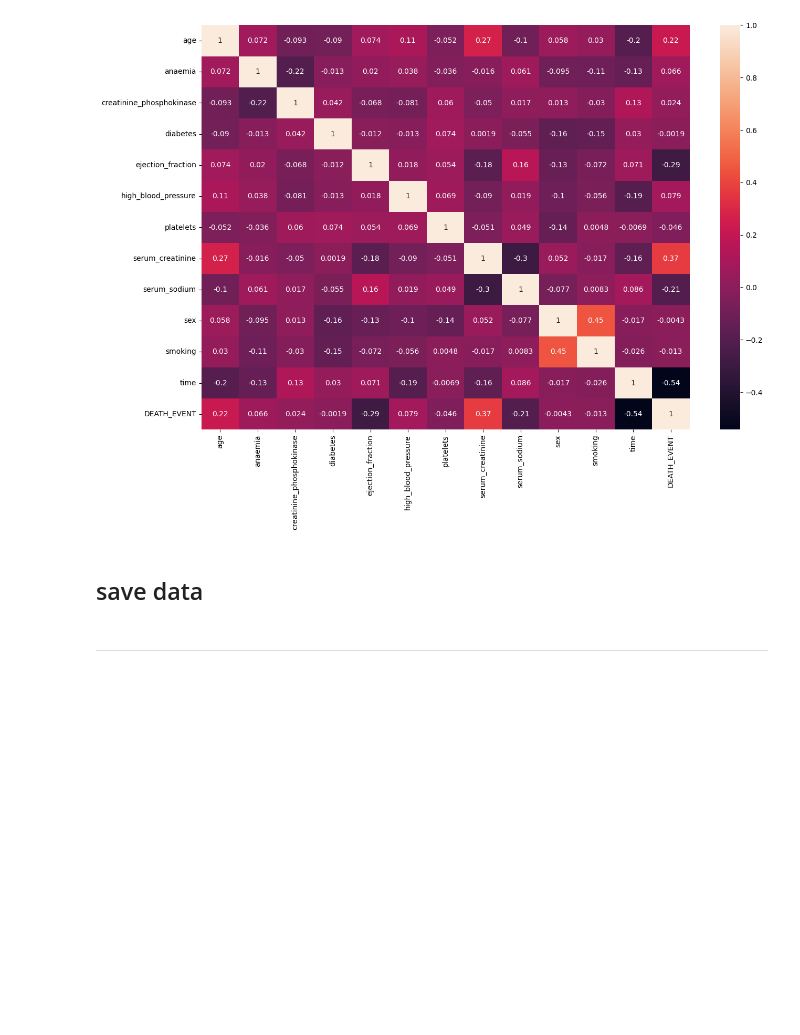
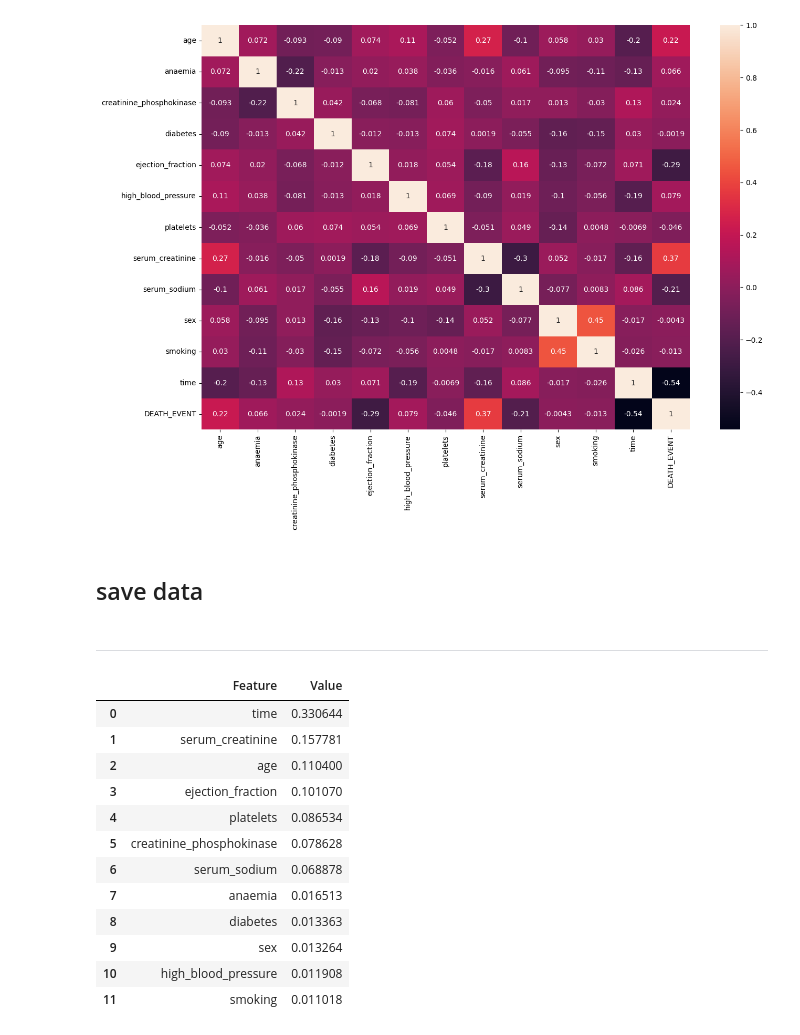
Before and after one commit to mill-ornrakorn/Heart-Failure-Prediction, a Jupyter notebook: 1_EDA_&_DataCleansing.ipynb, the cells around one changed output. Cells and saved outputs as stored; diff of their text form; code cells hidden in the pictures; blank space fills up the shorter version.

```diff
--- a/1_EDA_&_DataCleansing.ipynb
+++ b/1_EDA_&_DataCleansing.ipynb
@@ -336,3 +336,20 @@ df.to_csv('heart_failure_clinical_records-cleaned.csv', index=False)
 
 
 ---
+# %%
+df2 = pd.read_excel('/content/drive/MyDrive/ColabNotebooks/Heart-Failure-Prediction/Variable_importance.xlsx')
+df2
+# %% [output]
+|  | Feature | Value |
+| 0 | time | 0.330644 |
+| 1 | serum_creatinine | 0.157781 |
+| 2 | age | 0.110400 |
+| 3 | ejection_fraction | 0.101070 |
+| 4 | platelets | 0.086534 |
+| 5 | creatinine_phosphokinase | 0.078628 |
+| 6 | serum_sodium | 0.068878 |
+| 7 | anaemia | 0.016513 |
+| 8 | diabetes | 0.013363 |
+| 9 | sex | 0.013264 |
+| 10 | high_blood_pressure | 0.011908 |
+| 11 | smoking | 0.011018 |
```
Also changed, not shown: parts of 1 cell of this notebook.
